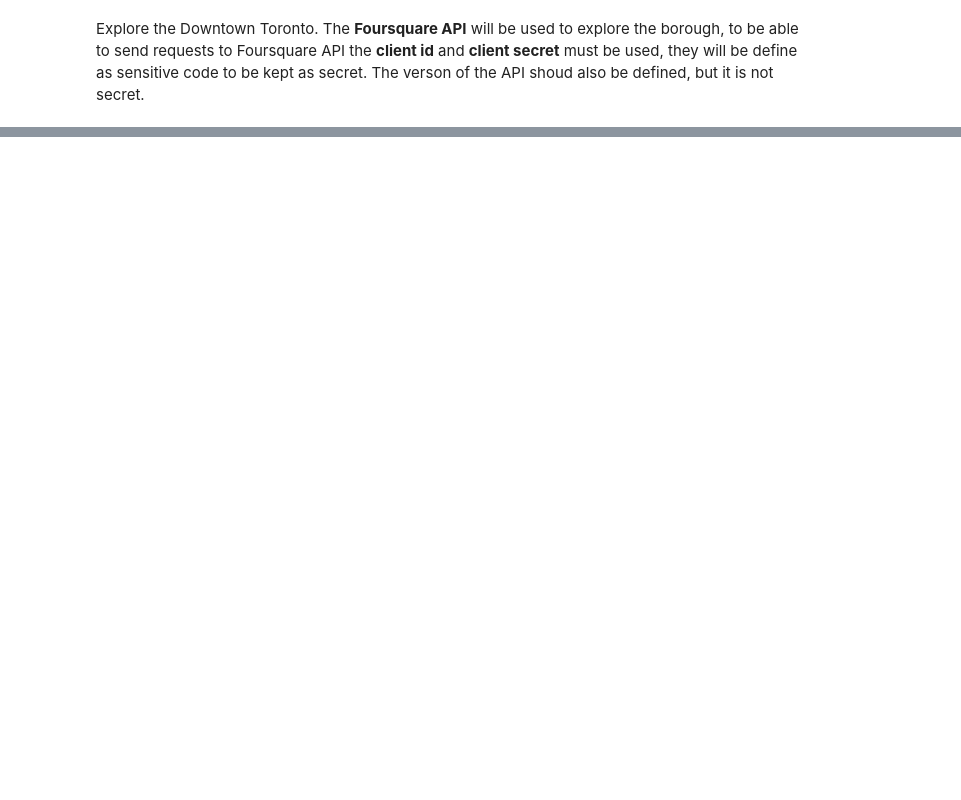
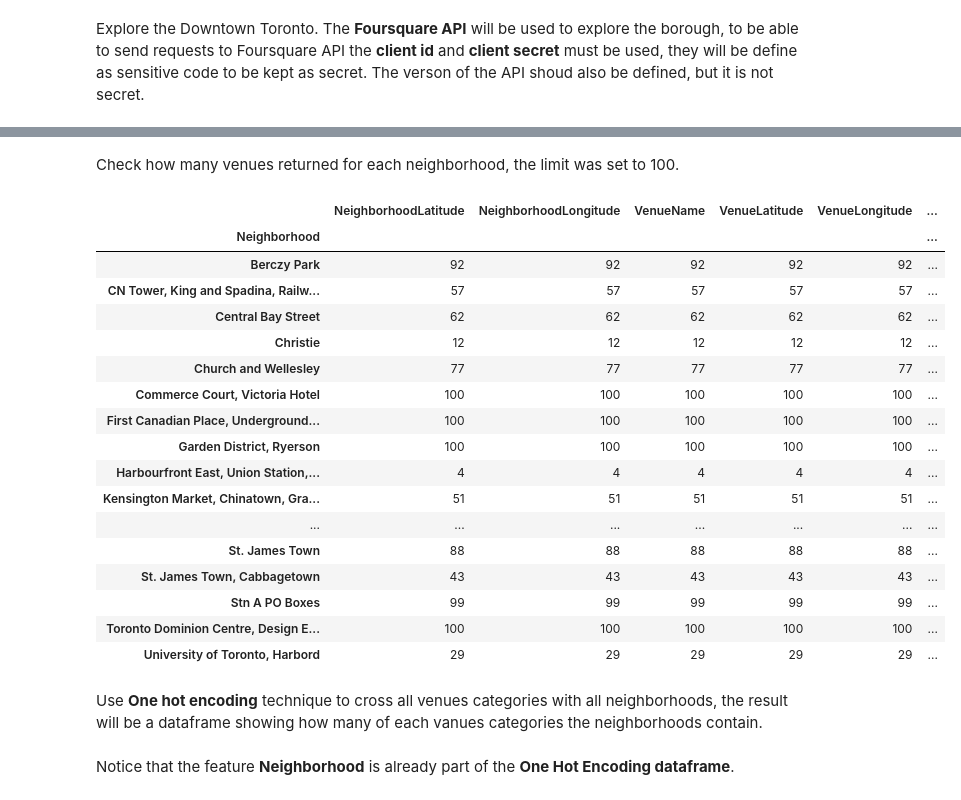
Before and after one commit to sjsilvabr/Coursera_Capstone, a Jupyter notebook: Toronto_Assignment.ipynb, the cells around one changed output, grey strips where cells are left out. Saved outputs shown, nothing was run; the diff lists cells and outputs as text; code cells hidden in the pictures; blank space fills up the shorter version.

```diff
--- a/Toronto_Assignment.ipynb
+++ b/Toronto_Assignment.ipynb
@@ -462,0 +457,3 @@ Still working on it.
+# %%
+CLIENT_ID = '4FXQP03JMHBRAXLKCARKIEOWOIWJ1K44JFWTXY4L0EFN4YQC'
+CLIENT_SECRET = 'IWQQXWISVTC5MYLGLW4QRUOAMBJAXG4NRFCMARR3FZZNLOX2'
@@ -462,0 +471,28 @@ Still working on it.
+# %%
+# create an empty list to store the venues information
+venueslist = list()
+
+# run a loop through the dataframe
+for nname, nlat, nlng in zip(dtdata['Neighborhood'], dtdata['Latitude'], dtdata['Longitude']):
+    # create the API Foursquare request URL
+    url='https://api.foursquare.com/v2/venues/explore?&client_id={}&client_secret={}&v={}&ll={},{}&radius={}&limit={}'.format(
+        CLIENT_ID,
+        CLIENT_SECRET,
+        VERSION,
+        nlat,
+        nlng,
+        RADIUS,
+        LIMIT)
+
+    # make the GET request and store in JSON format
+    results = requests.get(url).json()['response']['groups'][0]['items']
+
+    # return only relevant information for each nearby venue
+    for v in results:
+        venueslist.append([nname,
+                            nlat,
+                            nlng,
+                            v['venue']['name'],
+                            v['venue']['location']['lat'],
+                            v['venue']['location']['lng'],
+                            v['venue']['categories'][0]['name']])
@@ -462,0 +508,12 @@ Still working on it.
+# %%
+dfvenues = pd.DataFrame(columns=['Neighborhood',
+                               'NeighborhoodLatitude',
+                               'NeighborhoodLongitude',
+                               'VenueName',
+                               'VenueLatitude',
+                               'VenueLongitude',
+                               'VenueCategory'],
+                      data=venueslist)
+
+# show the first 10 observations
+dfvenues.head(10)
@@ -462,0 +532,25 @@ Still working on it.
+# %% [markdown]
+Check how many venues returned for each neighborhood, the limit was set to 100.
+# %%
+dfvenues.groupby('Neighborhood').count()
+# %% [output]
+|  | NeighborhoodLatitude | NeighborhoodLongitude | VenueName | VenueLatitude | VenueLongitude | ... |
+| Neighborhood |  |  |  |  |  | ... |
+| Berczy Park | 92 | 92 | 92 | 92 | 92 | ... |
+| CN Tower, King and Spadina, Railw... | 57 | 57 | 57 | 57 | 57 | ... |
+| Central Bay Street | 62 | 62 | 62 | 62 | 62 | ... |
+| Christie | 12 | 12 | 12 | 12 | 12 | ... |
+| Church and Wellesley | 77 | 77 | 77 | 77 | 77 | ... |
+| Commerce Court, Victoria Hotel | 100 | 100 | 100 | 100 | 100 | ... |
+| First Canadian Place, Underground... | 100 | 100 | 100 | 100 | 100 | ... |
+| Garden District, Ryerson | 100 | 100 | 100 | 100 | 100 | ... |
+| Harbourfront East, Union Station,... | 4 | 4 | 4 | 4 | 4 | ... |
+| Kensington Market, Chinatown, Gra... | 51 | 51 | 51 | 51 | 51 | ... |
+| ... | ... | ... | ... | ... | ... | ... |
+| St. James Town | 88 | 88 | 88 | 88 | 88 | ... |
+| St. James Town, Cabbagetown | 43 | 43 | 43 | 43 | 43 | ... |
+| Stn A PO Boxes | 99 | 99 | 99 | 99 | 99 | ... |
+| Toronto Dominion Centre, Design E... | 100 | 100 | 100 | 100 | 100 | ... |
+| University of Toronto, Harbord | 29 | 29 | 29 | 29 | 29 | ... |
+# %% [markdown]
+Use __One hot encoding__ technique to cross all venues categories with all neighborhoods, the result will be a dataframe showing how many of each vanues categories the neighborhoods contain.
@@ -462,0 +560,2 @@ Still working on it.
+# %% [markdown]
+Notice that the feature __Neighborhood__ is already part of the __One Hot Encoding dataframe__.
```
Also changed, not shown: parts of 55 cells of this notebook.
